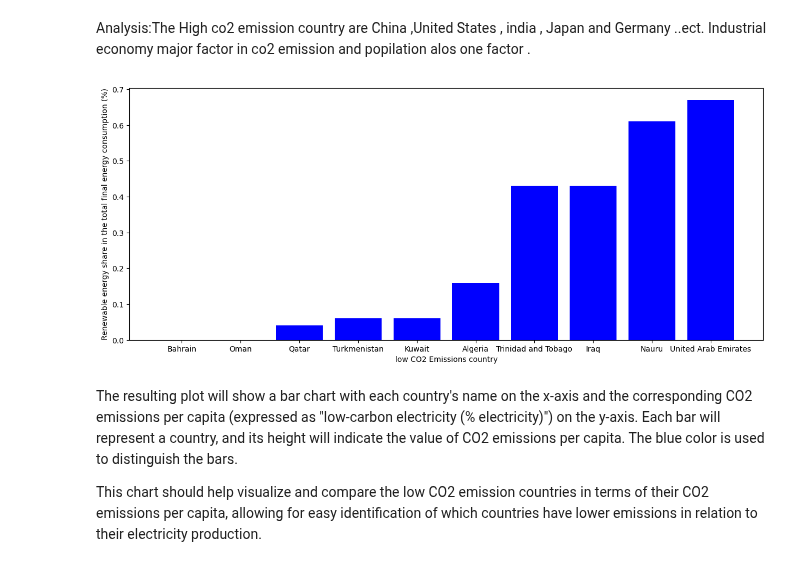
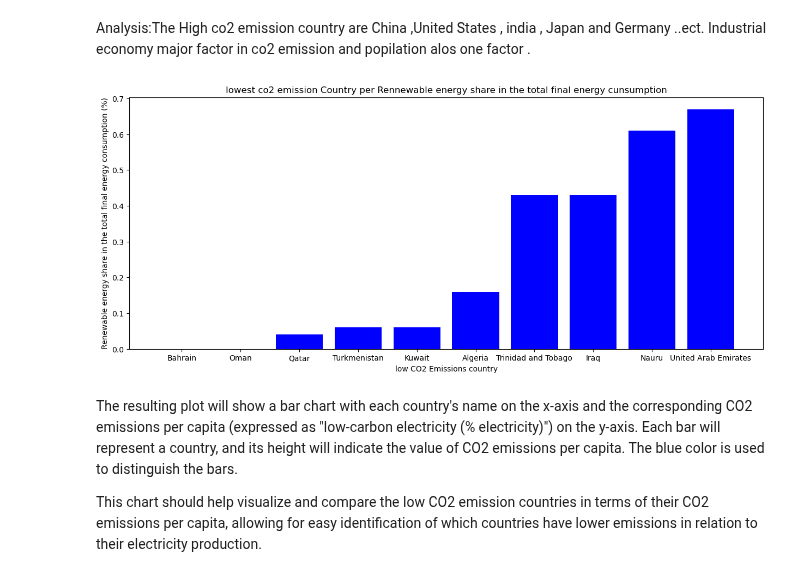
Before and after one commit to yosieph/Project1, a Jupyter notebook: project1.ipynb, the cells around one changed output. Drawn from its saved outputs; the diff is of its cells as text; code cells hidden in the pictures.

```diff
--- a/project1.ipynb
+++ b/project1.ipynb
@@ -697,16 +697,14 @@ Analysis:The High co2 emission  country  are China ,United States , india , Japa
 # %%
 x=lowest_co2_emission_countries[('Country')]
 y=lowest_co2_emission_countries[('Renewable energy share in the total final energy consumption (%)')]
 plt.figure(figsize=(15,6))
 plt.bar(x,y ,color=['blue'])
 plt.xlabel('low CO2 Emissions country')
 plt.ylabel('Renewable energy share in the total final energy consumption (%)')
-
-plt.savefig("output_data/bar graph - lowest", bbox_inches='tight')
-
+plt.title('lowest co2 emission Country per Rennewable energy share in the total final energy cunsumption')
 plt.show()
 # %% [output]
-[figure, old version]
+[figure, new version]
 # %% [markdown]
 The resulting plot will show a bar chart with each country's name on the x-axis and the corresponding CO2 emissions per capita (expressed as "low-carbon electricity (% electricity)") on the y-axis.
 Each bar will represent a country, and its height will indicate the value of CO2 emissions per capita.
```
Also changed, not shown: parts of 12 cells of this notebook.
